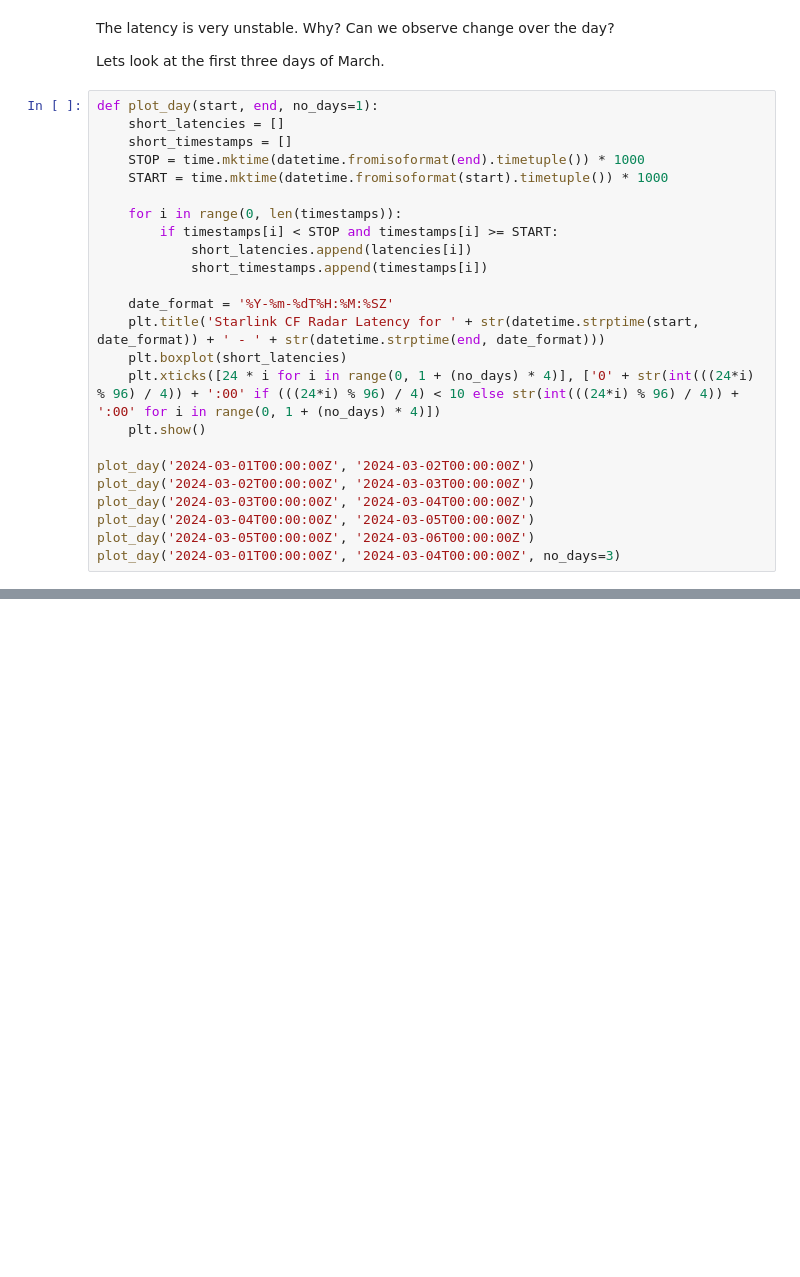
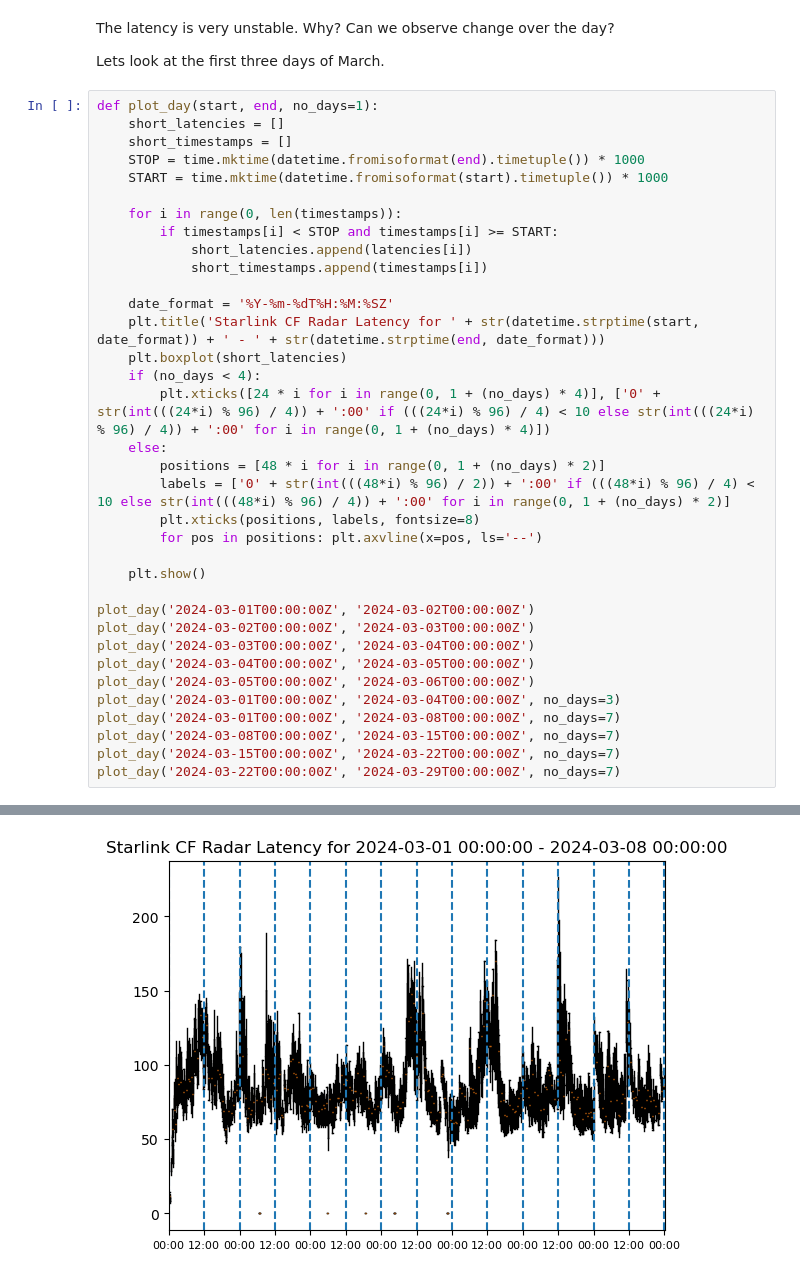
Before and after one commit to diic-starlink/performance-insights-into-starlink, a Jupyter notebook: src/harvester/notebooks/cloudflare_analysis.ipynb, the cells around one changed output, grey strips where cells are left out. Cells and saved outputs as stored; diff of their text form; blank space fills up the shorter version.

```diff
--- a/src/harvester/notebooks/cloudflare_analysis.ipynb
+++ b/src/harvester/notebooks/cloudflare_analysis.ipynb
@@ -65,31 +65,43 @@ Lets look at the first three days of March.
 # %%
 def plot_day(start, end, no_days=1):
     short_latencies = []
     short_timestamps = []
     STOP = time.mktime(datetime.fromisoformat(end).timetuple()) * 1000
     START = time.mktime(datetime.fromisoformat(start).timetuple()) * 1000
 
     for i in range(0, len(timestamps)):
         if timestamps[i] < STOP and timestamps[i] >= START:
             short_latencies.append(latencies[i])
             short_timestamps.append(timestamps[i])
 
     date_format = '%Y-%m-%dT%H:%M:%SZ'
     plt.title('Starlink CF Radar Latency for ' + str(datetime.strptime(start, date_format)) + ' - ' + str(datetime.strptime(end, date_format)))
     plt.boxplot(short_latencies)
-    plt.xticks([24 * i for i in range(0, 1 + (no_days) * 4)], ['0' + str(int(((24*i) % 96) / 4)) + ':00' if (((24*i) % 96) / 4) < 10 else str(int(((24*i) % 96) / 4)) + ':00' for i in range(0, 1 + (no_days) * 4)])
+    if (no_days < 4):
+        plt.xticks([24 * i for i in range(0, 1 + (no_days) * 4)], ['0' + str(int(((24*i) % 96) / 4)) + ':00' if (((24*i) % 96) / 4) < 10 else str(int(((24*i) % 96) / 4)) + ':00' for i in range(0, 1 + (no_days) * 4)])
+    else:
+        positions = [48 * i for i in range(0, 1 + (no_days) * 2)]
+        labels = ['0' + str(int(((48*i) % 96) / 2)) + ':00' if (((48*i) % 96) / 4) < 10 else str(int(((48*i) % 96) / 4)) + ':00' for i in range(0, 1 + (no_days) * 2)]
+        plt.xticks(positions, labels, fontsize=8)
+        for pos in positions: plt.axvline(x=pos, ls='--')
+
     plt.show()
 
 plot_day('2024-03-01T00:00:00Z', '2024-03-02T00:00:00Z')
 plot_day('2024-03-02T00:00:00Z', '2024-03-03T00:00:00Z')
 plot_day('2024-03-03T00:00:00Z', '2024-03-04T00:00:00Z')
 plot_day('2024-03-04T00:00:00Z', '2024-03-05T00:00:00Z')
 plot_day('2024-03-05T00:00:00Z', '2024-03-06T00:00:00Z')
 plot_day('2024-03-01T00:00:00Z', '2024-03-04T00:00:00Z', no_days=3)
+plot_day('2024-03-01T00:00:00Z', '2024-03-08T00:00:00Z', no_days=7)
+plot_day('2024-03-08T00:00:00Z', '2024-03-15T00:00:00Z', no_days=7)
+plot_day('2024-03-15T00:00:00Z', '2024-03-22T00:00:00Z', no_days=7)
+plot_day('2024-03-22T00:00:00Z', '2024-03-29T00:00:00Z', no_days=7)
 # %% [output]
 [figure]
 [figure]
 [figure]
 [figure]
 [figure]
 [figure]
+[figure, added]
```
Also changed, not shown: parts of 1 cell of this notebook.
